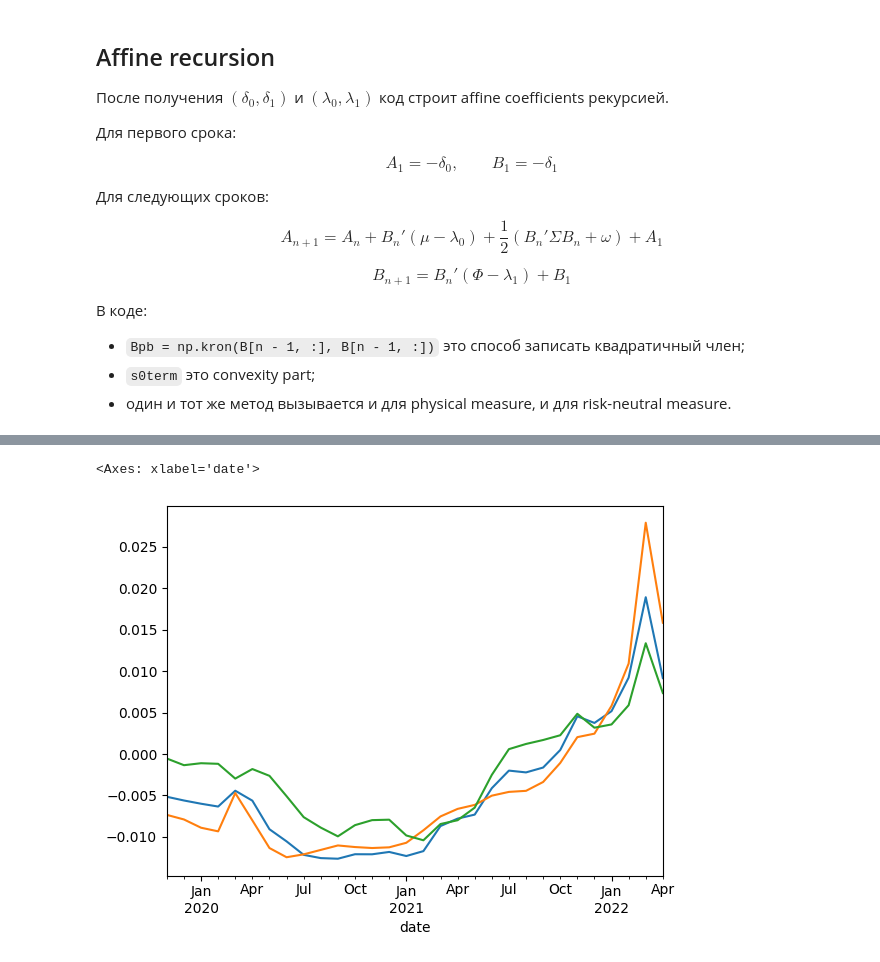
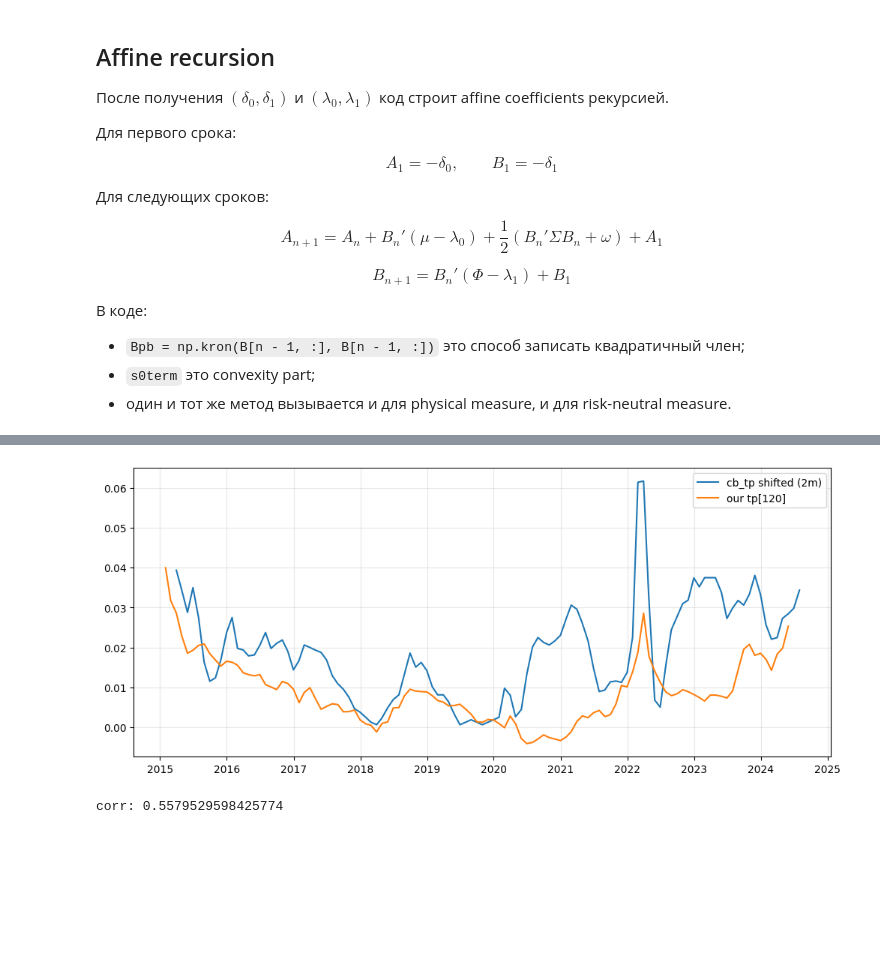
Before and after one commit to Codebuller/term_premium, a Jupyter notebook: math.ipynb, the cells around one changed output, grey strips where cells are left out. Saved outputs shown, nothing was run; the diff lists cells and outputs as text; code cells hidden in the pictures; blank space fills up the shorter version.

```diff
--- a/math.ipynb
+++ b/math.ipynb
@@ -250,7 +291,7 @@ $$
 # %%
 X = df_pc_m.T
 X_lhs = X.values[:, 1:]  # X_t+1. Left hand side of VAR
-X_rhs = np.vstack((np.ones((1, t_m)), X.values[:, 0:-1]))  # X_t and a constant.
+X_rhs = np.vstack((np.ones((1, t_m-1)), X.values[:, 0:-1]))  # X_t and a constant.
 
 var_coeffs = (X_lhs @ np.linalg.pinv(X_rhs))
 
@@ -505,7 +604,29 @@ for tenor in VISUALIZE_TENORS:
-# %%
-tp[70:100][60].plot()
-tp[70:100][120].plot()
-tp[70:100][24].plot()
-# %% [output]
-<Axes: xlabel='date'>
-[figure, removed]
+# %%
+from pathlib import Path
+import pandas as pd
+import matplotlib.pyplot as plt
+
+SHIFT_MONTHS = 2     # > 0 = сдвиг вправо, < 0 = влево
+
+cb_tp = (
+    pd.read_csv(Path("cb_tp/output/cb_tp_digitized_monthly.csv"), parse_dates=["date"])
+    .loc[lambda df: df["tenor_years"] == 10, ["date", "tp"]]
+    .rename(columns={"tp": "cb_tp"})
+    .set_index("date")
+)
+
+cb_tp_shifted = cb_tp.copy()
+cb_tp_shifted.index = cb_tp_shifted.index + pd.DateOffset(months=SHIFT_MONTHS)
+
+plt.figure(figsize=(12, 5))
+plt.plot(cb_tp_shifted.index, cb_tp_shifted["cb_tp"] / 100, label=f"cb_tp shifted ({SHIFT_MONTHS}m)")
+plt.plot(tp.index, tp[120], label="our tp[120]")
+plt.legend()
+plt.grid(True, alpha=0.3)
+plt.show()
+
+corr = cb_tp_shifted["cb_tp"].corr((tp[120]))
+print("corr:", corr)
+# %% [output]
+[figure, added]
+corr: 0.5579529598425774
```
Also changed, not shown: parts of 15 cells of this notebook, 14 other files.
